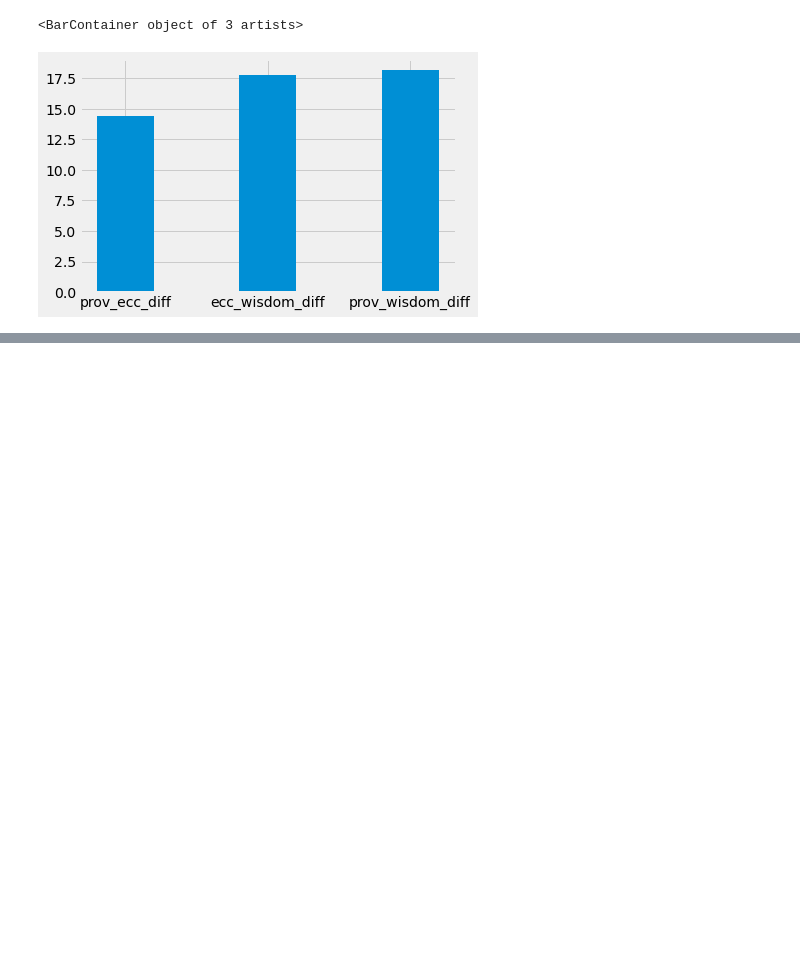
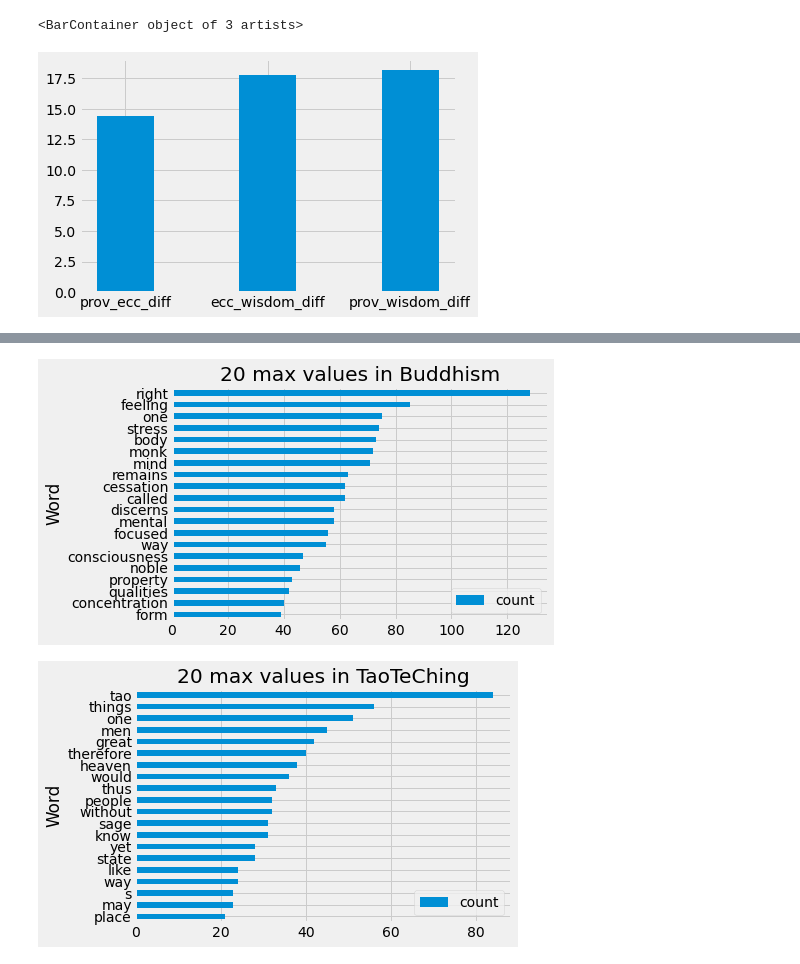
Before and after one commit to khkwong/datahacks2021, a Jupyter notebook: beginner_track.ipynb, the cells around one changed output, grey strips where cells are left out. Saved outputs shown, nothing was run; the diff lists cells and outputs as text; code cells hidden in the pictures; blank space fills up the shorter version.

Commit message:
did outside research for buddhism and taoism

```diff
--- a/beginner_track.ipynb
+++ b/beginner_track.ipynb
@@ -188,4 +185,4 @@ Because Buddhism and Taoism have had an influence on each other, their word usag
 # grab only buddhism/taoism texts, get rid of data where both are zero
 
 only_b_t = data_work_combined.reset_index()
-only_b_t = only_b_t[only_b_t['Title'].isin(['Buddhism','TaoTeChing'])]
+only_b_t = only_b_t[only_b_t['Title'].isin(['Buddhism','TaoTeChing'])].set_index('Title')
@@ -197,0 +189,7 @@ def word_freq(title):
+# %%
+# look at the top twenty words in each for some basic information
+
+bulk_find_20(list(only_b_t.index), only_b_t)
+# %% [output]
+[figure, added]
+[figure, added]
```
Also changed, not shown: parts of 8 cells of this notebook.
